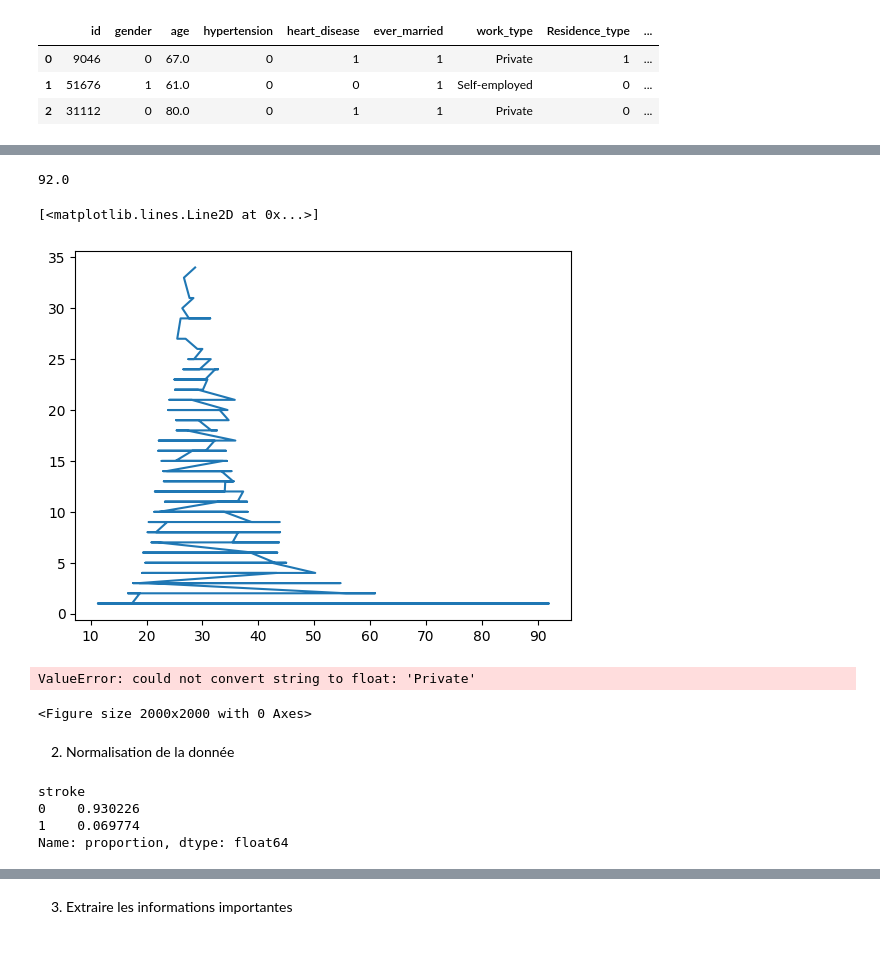
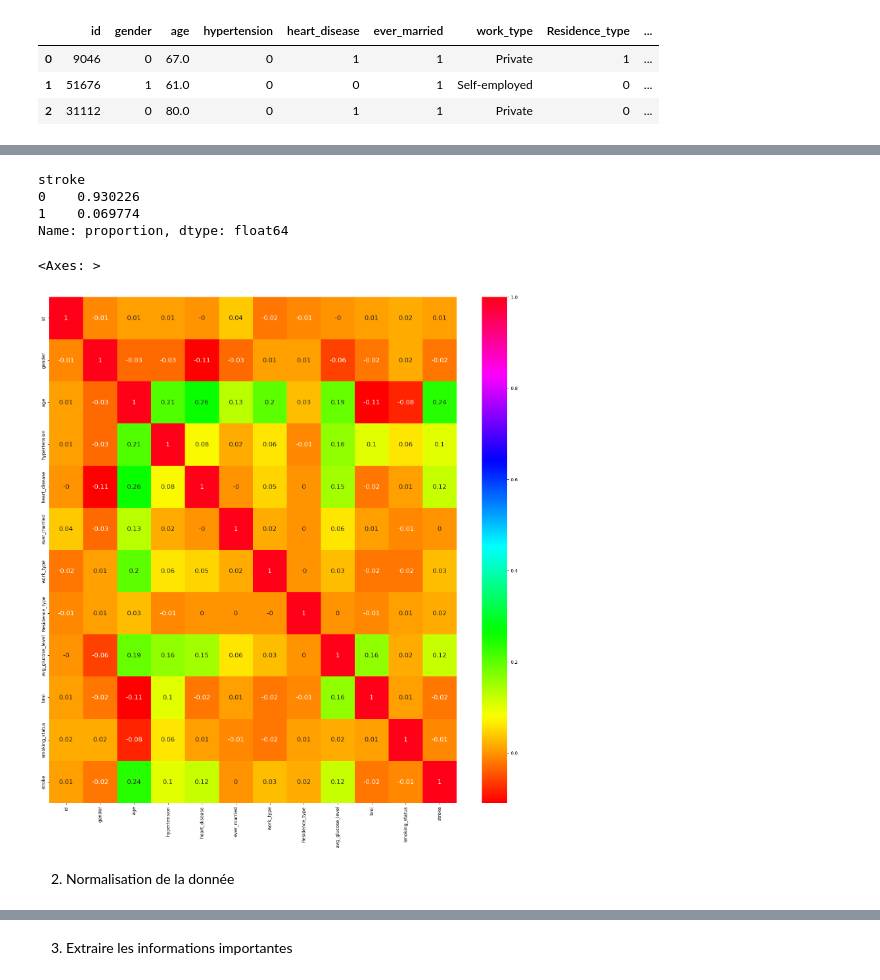
Before and after one commit to julienRactM/stroke-alert, a Jupyter notebook: main_notebook.ipynb, the cells around one changed output, grey strips where cells are left out. Saved outputs shown, nothing was run; the diff lists cells and outputs as text; code cells hidden in the pictures; blank space fills up the shorter version.

```diff
--- a/main_notebook.ipynb
+++ b/main_notebook.ipynb
@@ -62,25 +56,23 @@ plt.show()
-# %%
-max(clean_df.bmi)
-# %% [output]
-92.0
-# %%
-plt.plot(clean_df.bmi.value_counts())
-# %% [output]
-[<matplotlib.lines.Line2D at 0x...>]
-[figure, removed]
+# %%
+clean_df.stroke.value_counts(normalize=True)
+# %% [output]
+stroke
+0    0.930226
+1    0.069774
+Name: proportion, dtype: float64
 # %%
+corr_map_df = clean_df
+corr_map_df.work_type = corr_map_df['work_type'].astype('category')
+corr_map_df.work_type = corr_map_df['work_type'].cat.codes
+
+corr_map_df.smoking_status = corr_map_df['smoking_status'].astype('category')
+corr_map_df.smoking_status = corr_map_df['smoking_status'].cat.codes
+
 plt.figure(figsize = (20,20))
-sns.heatmap(round(clean_df.corr(),2), cmap = "hsv", annot = True, annot_kws = {"size":14})
+sns.heatmap(round(corr_map_df.corr(),2), cmap = "hsv", annot = True, annot_kws = {"size":14})
 # hsv terrain jet rainbow tab10 Pastel1 Set3 RdBu viridis inferno plasma cividis magma
 # %% [output]
-ValueError: could not convert string to float: 'Private'
+<Axes: >
-<Figure size 2000x2000 with 0 Axes>
+[figure, added]
 # %% [markdown]
 2. Normalisation de la donnée
-# %%
-clean_df.stroke.value_counts(normalize=True)
-# %% [output]
-stroke
-0    0.930226
-1    0.069774
-Name: proportion, dtype: float64
```
Also changed, not shown: parts of 3 cells of this notebook.
